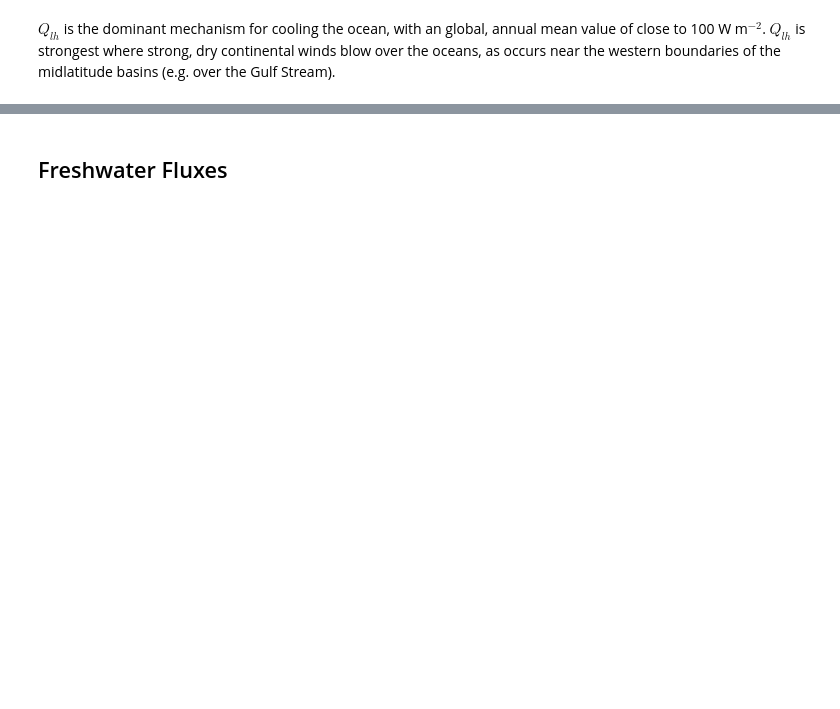
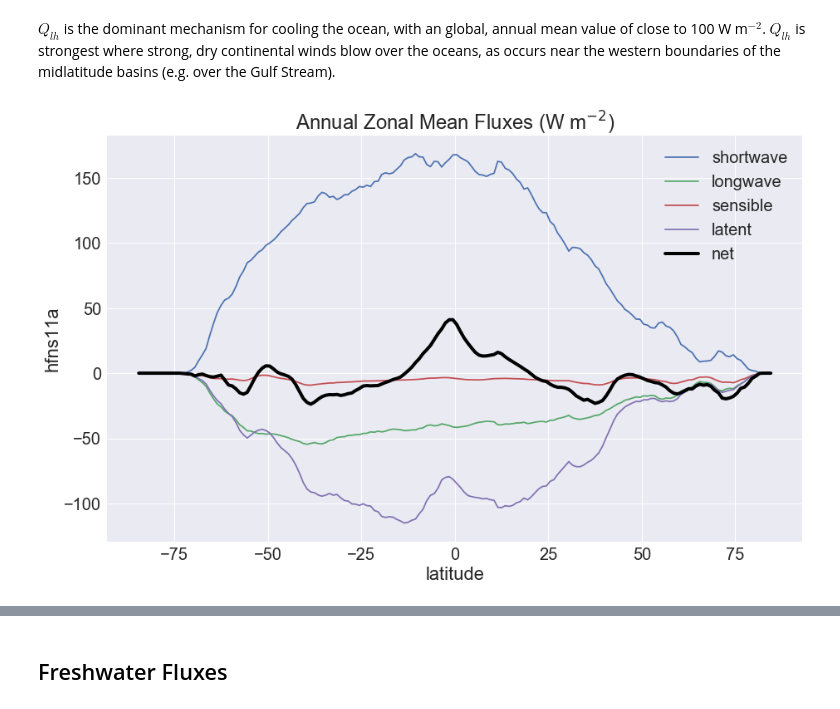
Before and after one commit to rabernat/intro_to_physical_oceanography, a Jupyter notebook: lectures/04_air_sea_exchange.ipynb, the cells around one changed output, grey strips where cells are left out. Saved outputs shown, nothing was run; the diff lists cells and outputs as text; code cells hidden in the pictures; blank space fills up the shorter version.

```diff
--- a/lectures/04_air_sea_exchange.ipynb
+++ b/lectures/04_air_sea_exchange.ipynb
@@ -354,5 +413,25 @@ fig
 # %% [markdown]
 $Q_{lh}$ is the dominant mechanism for cooling the ocean, with an global, annual mean value of close to 100 W m$^{-2}$. $Q_{lh}$ is strongest where strong, dry continental winds blow over the oceans, as occurs near the western boundaries of the midlatitude basins (e.g. over the Gulf Stream).
+# %%
+sh_zm = noca.hfss11a.fillna(0).mean(dim=('time', 'longitude'))
+lh_zm = noca.hfls11a.fillna(0).mean(dim=('time', 'longitude'))
+nethf_zm = noca.hfns11a.fillna(0).mean(dim=('time', 'longitude'))
+
+fig, ax = plt.subplots()
+sw_zm.plot(label='shortwave')
+lw_zm.plot(label='longwave')
+sh_zm.plot(label='sensible')
+lh_zm.plot(label='latent')
+nethf_zm.plot(label='net', color='k', linewidth=4)
+
+
+plt.title('Annual Zonal Mean Fluxes (W m$^{-2}$)')
+ax.legend()
+plt.close()
+# %%
+fig
+# %% [output]
+[figure, added]
 # %%
 Qlims = (-200,200)
 fig, ax = plt.subplots()
```
Also changed, not shown: parts of 32 cells of this notebook.
